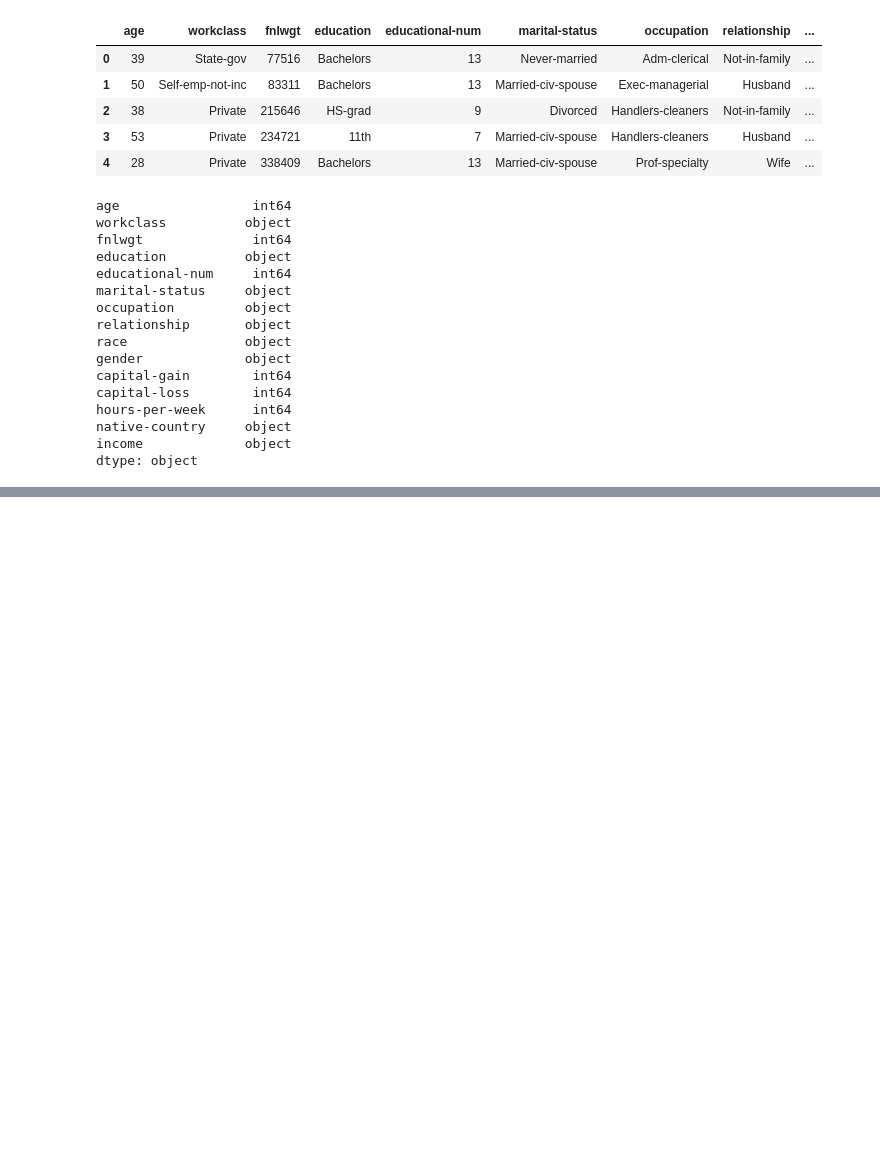
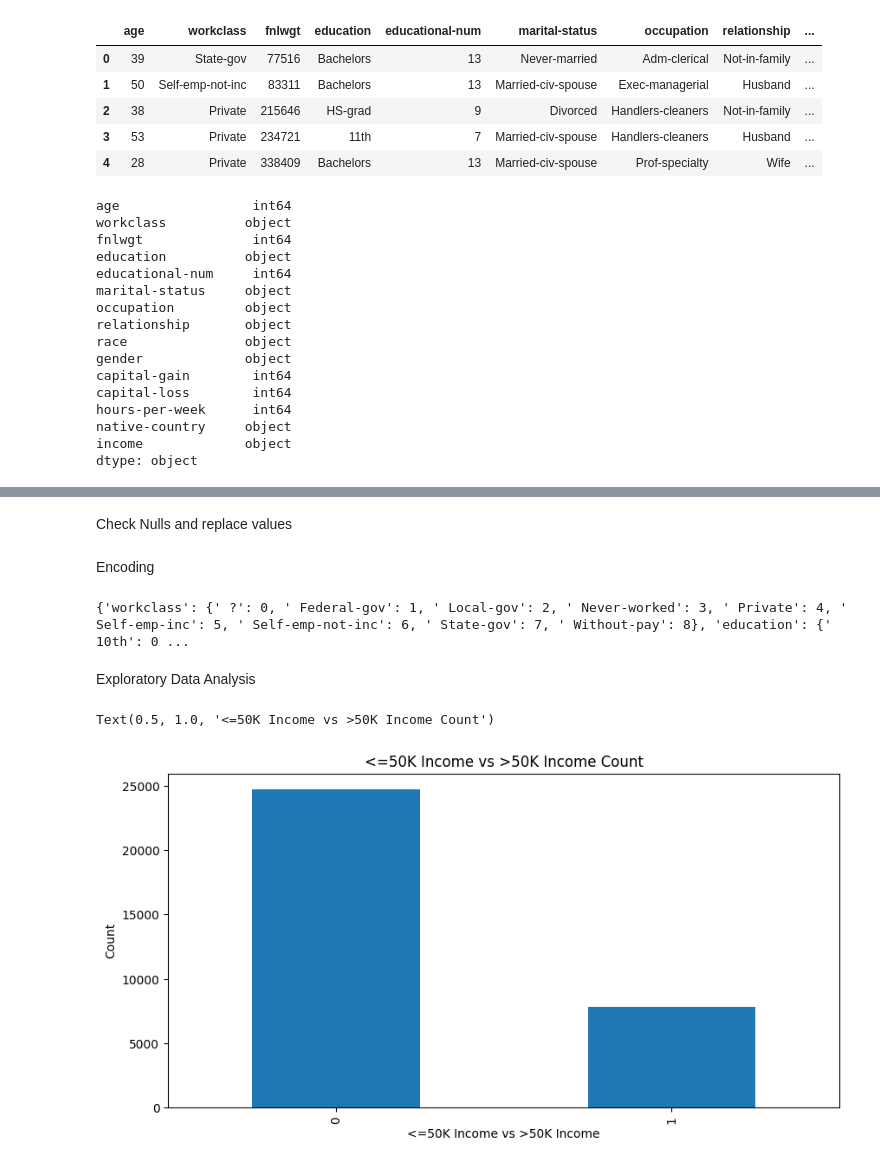
Before and after one commit to GeorgeGithiri5/DS, a Jupyter notebook: ML_deployments/heruku-deployments/model/income_predictions.ipynb, the cells around one changed output, grey strips where cells are left out. Cells and saved outputs as stored; diff of their text form; code cells hidden in the pictures; blank space fills up the shorter version.

```diff
--- a/ML_deployments/heruku-deployments/model/income_predictions.ipynb
+++ b/ML_deployments/heruku-deployments/model/income_predictions.ipynb
@@ -46,0 +57,37 @@ dtype: object
+# %%
+df_data = df_data.drop(['fnlwgt', 'educational-num'], axis=1)
+# %%
+col_names = df_data.columns
+# %% [markdown]
+Check Nulls and replace values
+# %%
+for c in col_names:
+    df_data = df_data.replace("?", np.NaN)
+df_data = df_data.apply(lambda x:x.fillna(x.value_counts().index[0]))
+# %% [markdown]
+Encoding
+# %%
+category_col = ['workclass', 'education', 'marital-status', 'occupation', 'relationship', 'race', 'gender', 'native-country', 'income']
+Encoder = preprocessing.LabelEncoder()
+mapping_dict = {}
+
+for col in category_col:
+    df_data[col] = Encoder.fit_transform(df_data[col])
+
+    le_name_mapping = dict(zip(Encoder.classes_, Encoder.transform(Encoder.classes_)))
+
+    mapping_dict[col] = le_name_mapping
+print(mapping_dict)
+# %% [output]
+{'workclass': {' ?': 0, ' Federal-gov': 1, ' Local-gov': 2, ' Never-worked': 3, ' Private': 4, ' Self-emp-inc': 5, ' Self-emp-not-inc': 6, ' State-gov': 7, ' Without-pay': 8}, 'education': {' 10th': 0 ...
+# %% [markdown]
+Exploratory Data Analysis
+# %%
+plt.figure(figsize=(10, 5))
+ax = df_data.income.value_counts().plot(kind='bar')
+plt.xlabel("<=50K Income vs >50K Income")
+plt.ylabel("Count")
+plt.title("<=50K Income vs >50K Income Count")
+# %% [output]
+Text(0.5, 1.0, '<=50K Income vs >50K Income Count')
+[figure, added]
```
Also changed, not shown: parts of 13 cells of this notebook.
